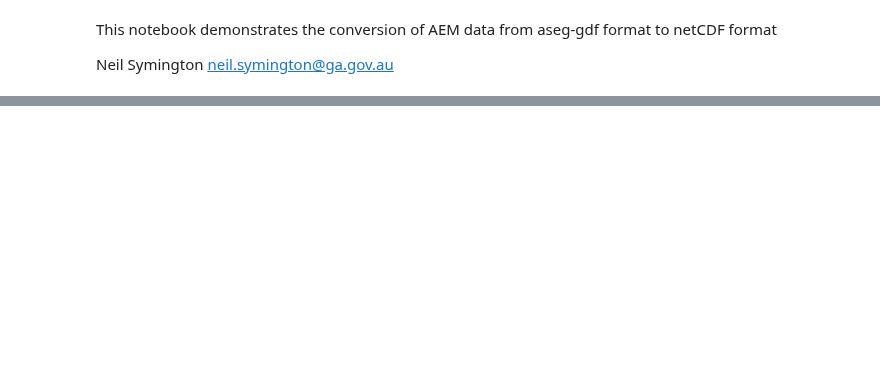
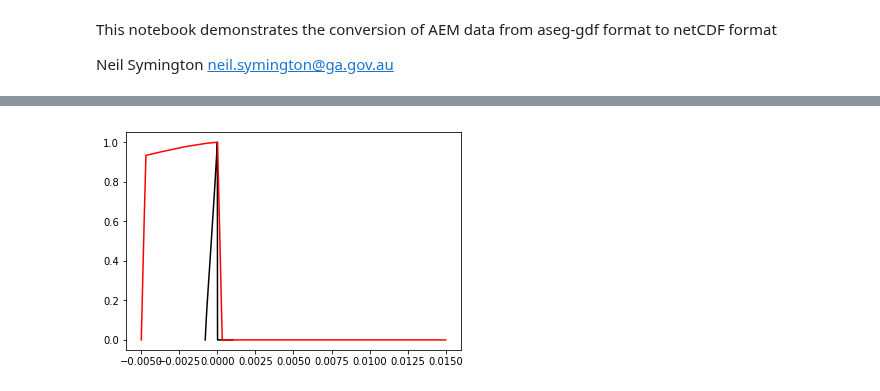
Before and after one commit to GeoscienceAustralia/hydrogeol_utils, a Jupyter notebook: notebooks/convert_aseg_gdf2netcdf.ipynb, the cells around one changed output, grey strips where cells are left out. Cells and saved outputs as stored; diff of their text form; code cells hidden in the pictures; blank space fills up the shorter version.

```diff
--- a/notebooks/convert_aseg_gdf2netcdf.ipynb
+++ b/notebooks/convert_aseg_gdf2netcdf.ipynb
@@ -35,0 +100,17 @@ d = netCDF4.Dataset(nc_out_path)
+# %%
+# Now we want to parse the stm files
+
+# Create an AEM system instance
+skytem = AEM_utils.AEM_System("SkyTEM312Fast", dual_moment = True)
+
+# Open the lm and hm files
+root = r"\\prod.lan\active\proj\futurex\East_Kimberley\Working\SharedWorkspace\OK_AEM_working\EastKimberley\stmfiles"
+
+lm_file = os.path.join(root, "Skytem312Fast-LM_pV.stm")
+
+hm_file = os.path.join(root, "Skytem312Fast-HM_pV.stm")
+
+# Parse
+skytem.parse_stm_file(lm_file, 'LM')
+
+skytem.parse_stm_file(hm_file, 'HM')
@@ -35,0 +137,13 @@ d = netCDF4.Dataset(nc_out_path)
+# %%
+
+lm_a = skytem.LM['Transmitter']['WaveFormCurrent']
+hm_a = skytem.HM['Transmitter']['WaveFormCurrent']
+# %%
+
+
+
+plt.plot(lm_a[:,0], lm_a[:,1], 'k')
+plt.plot(hm_a[:,0], hm_a[:,1], 'r')
+plt.show()
+# %% [output]
+[figure, added]
```
Also changed, not shown: parts of 29 cells of this notebook, 3 other files.
